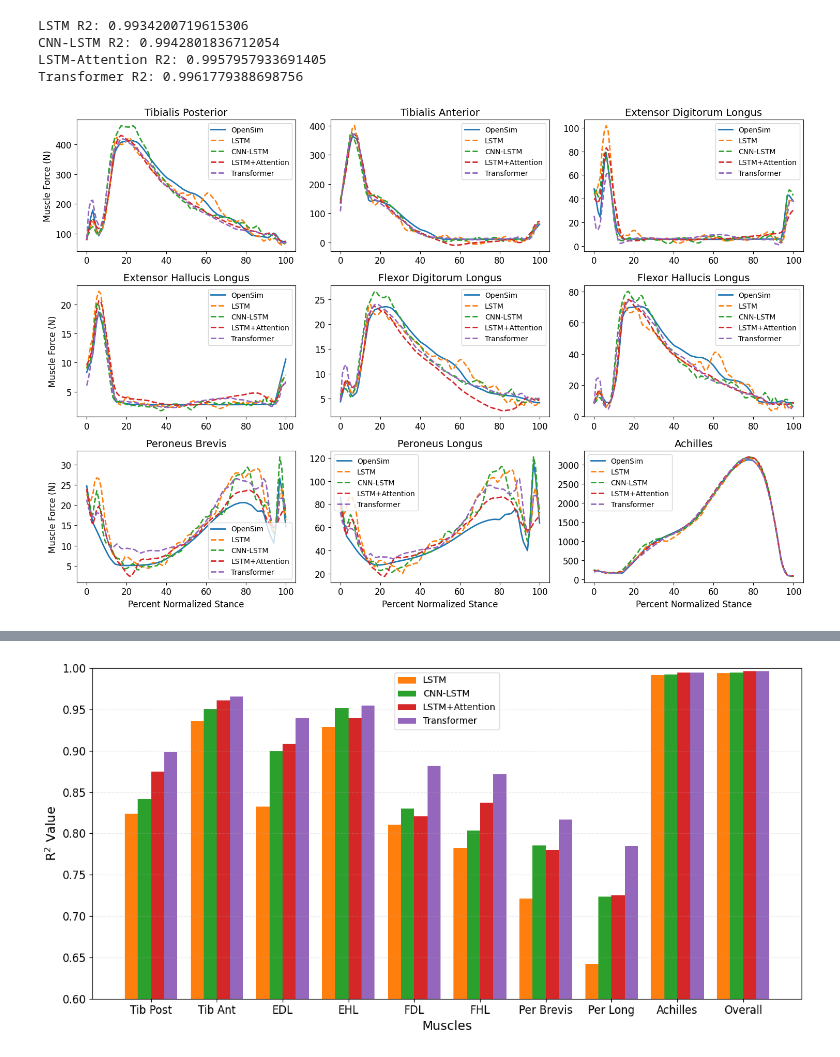
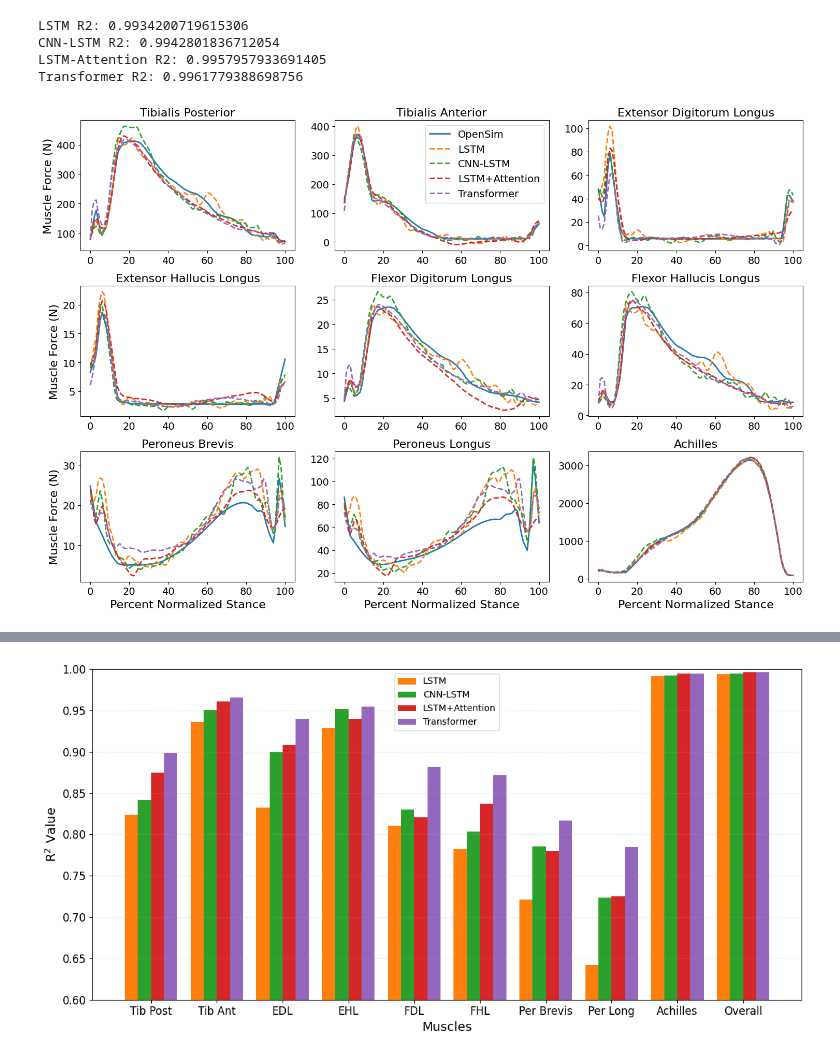
Before and after one commit to anth0nyhle/GRFMuscleModel, a Jupyter notebook: scripts/Compare_Models.ipynb, the cells around one changed output, grey strips where cells are left out. Cells and saved outputs as stored; diff of their text form; code cells hidden in the pictures.

```diff
--- a/scripts/Compare_Models.ipynb
+++ b/scripts/Compare_Models.ipynb
@@ -375,37 +457,38 @@ Transformer R2: 0.9961779388698756
 # %%
 sample_idx = 0
 
 preds = [lstm_pred[sample_idx], cnnlstm_pred[sample_idx], lstmattn_pred[sample_idx], transformer_pred[sample_idx]]
 true = y_test[sample_idx]
 
 perc_stance = np.linspace(0, 100, 100)
 
 model_labels = ['LSTM', 'CNN-LSTM', 'LSTM+Attention', 'Transformer']
 
 fig, axes = plt.subplots(3, 3, figsize=(15, 10))  # Create subplots for 9 muscles
 axes = axes.flatten()
 
 for i, ax in enumerate(axes):
     ax.plot(perc_stance, true[:, i], label='OpenSim', linewidth=2)
 
     for j, pred in enumerate(preds):
         ax.plot(perc_stance, pred[:, i], label=model_labels[j], linewidth=2, linestyle='--')
 
     if i >= 6:
-        ax.set_xlabel('Percent Normalized Stance', fontsize=12)
+        ax.set_xlabel('Percent Normalized Stance', fontsize=16)
 
     if i % 3 == 0:
-        ax.set_ylabel('Muscle Force (N)', fontsize=12)
+        ax.set_ylabel('Muscle Force (N)', fontsize=16)
 
-    ax.set_title(muscle_titles[i], fontsize=14)
-    ax.legend()
-    ax.tick_params(axis='x', labelsize=12)
-    ax.tick_params(axis='y', labelsize=12)
+    ax.set_title(muscle_titles[i], fontsize=16)
+    if i == 1:
+        ax.legend(loc='upper right', fontsize=14, frameon=True)
+    ax.tick_params(axis='x', labelsize=14)
+    ax.tick_params(axis='y', labelsize=14)
 
 plt.tight_layout()
 plt.show()
 # %% [output]
-[figure, old version]
+[figure, new version]
 # %%
 rrmse_muscle_dict = {'LSTM': lstm_rrmse, 'CNN-LSTM': cnnlstm_rrmse, 'LSTM+Attention': lstmattn_rrmse, 'Transformer': transformer_rrmse}
 rrmse_overall_dict = {'LSTM': lstm_rrmse_weighted, 'CNN-LSTM': cnnlstm_rrmse_weighted, 'LSTM+Attention': lstmattn_rrmse_weighted, 'Transformer': transformer_rrmse_weighted}
```
Also changed, not shown: parts of 7 cells of this notebook, 1 other file.
